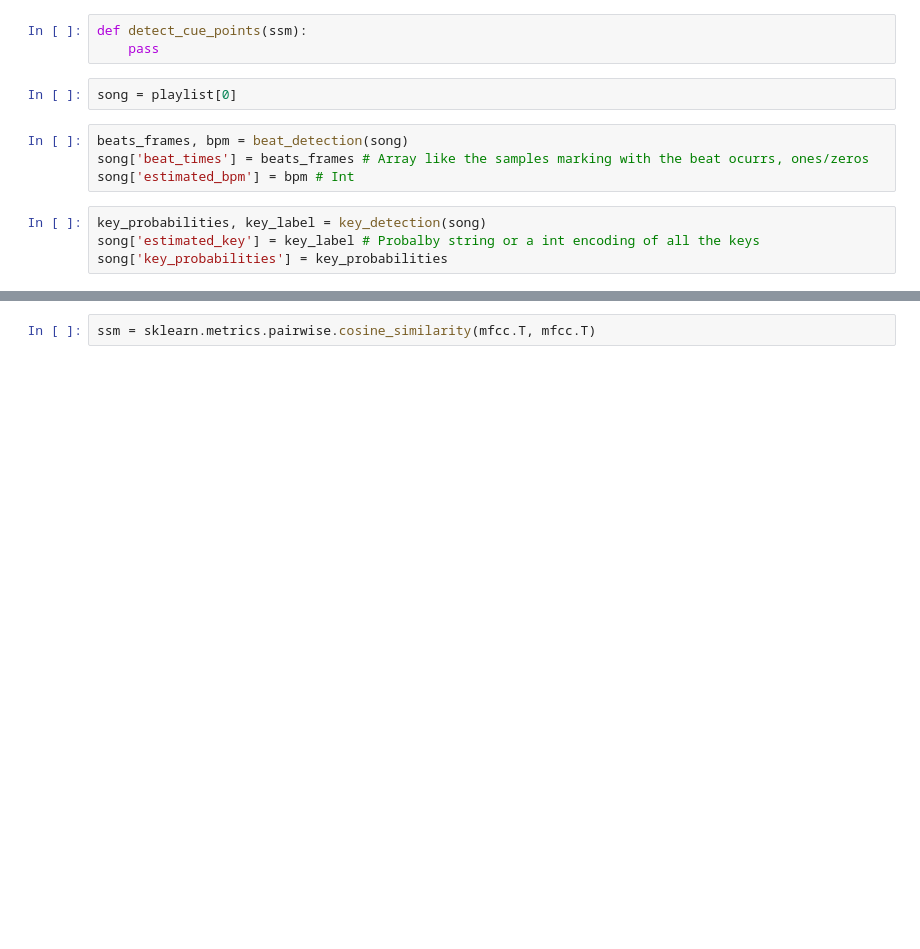
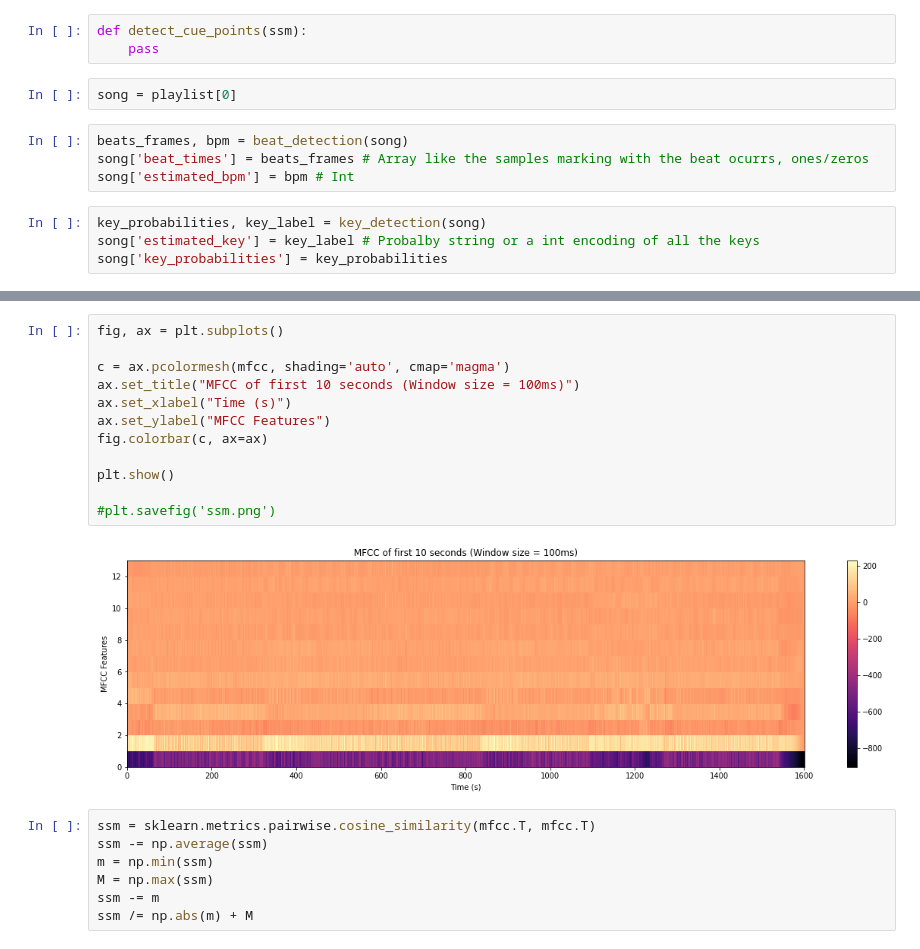
Before and after one commit to erikpiscator/song_mixing, a Jupyter notebook: code/Test region Javi.ipynb, the cells around one changed output, grey strips where cells are left out. Saved outputs shown, nothing was run; the diff lists cells and outputs as text; blank space fills up the shorter version.

```diff
--- a/code/Test region Javi.ipynb
+++ b/code/Test region Javi.ipynb
@@ -163,5 +166,24 @@ print(mfcc.shape)
+# %%
+fig, ax = plt.subplots()
+
+c = ax.pcolormesh(mfcc, shading='auto', cmap='magma')
+ax.set_title("MFCC of first 10 seconds (Window size = 100ms)")
+ax.set_xlabel("Time (s)")
+ax.set_ylabel("MFCC Features")
+fig.colorbar(c, ax=ax)
+
+plt.show()
+
+#plt.savefig('ssm.png')
+# %% [output]
+[figure, added]
 # %%
 ssm = sklearn.metrics.pairwise.cosine_similarity(mfcc.T, mfcc.T)
+ssm -= np.average(ssm)
+m = np.min(ssm)
+M = np.max(ssm)
+ssm -= m
+ssm /= np.abs(m) + M
 # %%
 print('Shape')
 print(ssm.shape)
```
Also changed, not shown: parts of 42 cells of this notebook, 8 other files.
